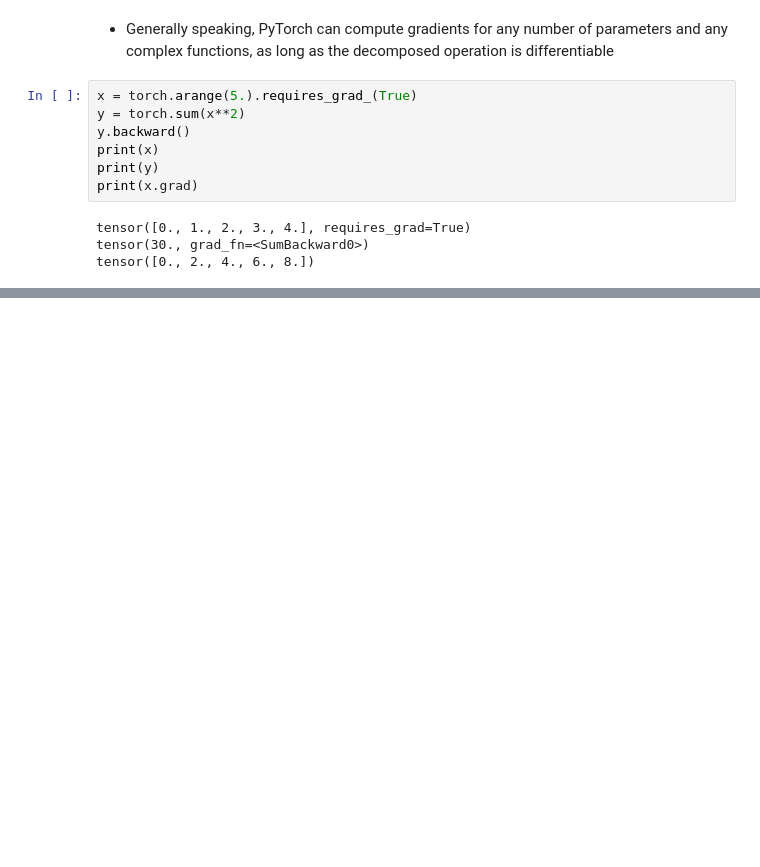
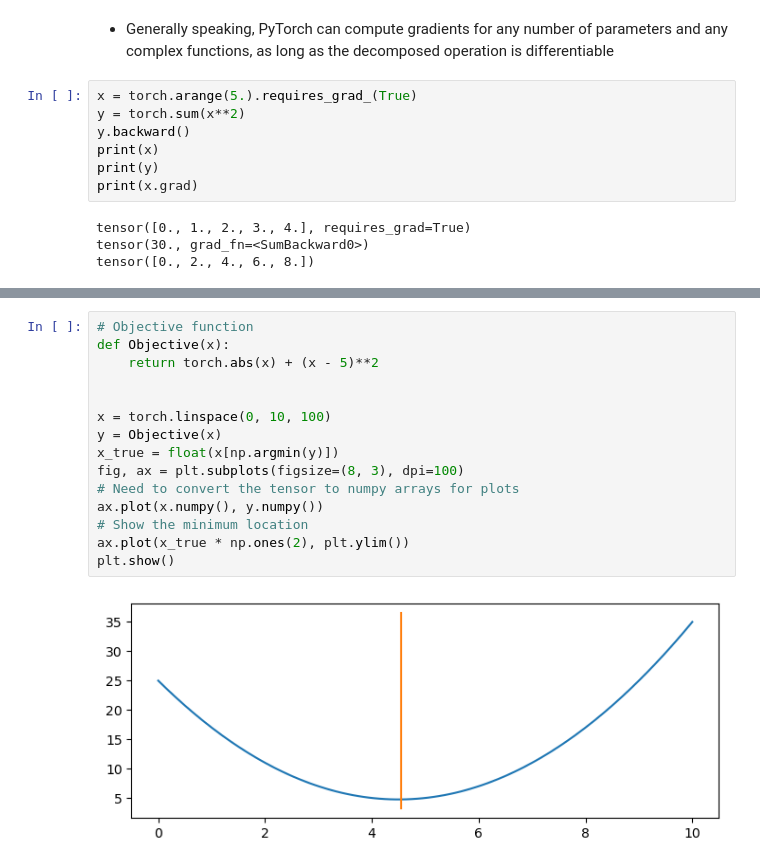
Before and after one commit to Knoero/MachineLearning, a Jupyter notebook: 0 Prerequisite/04 Numerical Optimization.ipynb, the cells around one changed output, grey strips where cells are left out. Cells and saved outputs as stored; diff of their text form; blank space fills up the shorter version.

```diff
--- a/0 Prerequisite/04 Numerical Optimization.ipynb
+++ b/0 Prerequisite/04 Numerical Optimization.ipynb
@@ -618,0 +833,17 @@ tensor([1.0000, 1.2000, 1.1600, 1.1200, 1.0941])
+# %%
+# Objective function
+def Objective(x):
+    return torch.abs(x) + (x - 5)**2
+
+
+x = torch.linspace(0, 10, 100)
+y = Objective(x)
+x_true = float(x[np.argmin(y)])
+fig, ax = plt.subplots(figsize=(8, 3), dpi=100)
+# Need to convert the tensor to numpy arrays for plots
+ax.plot(x.numpy(), y.numpy())
+# Show the minimum location
+ax.plot(x_true * np.ones(2), plt.ylim())
+plt.show()
+# %% [output]
+[figure, added]
```
Also changed, not shown: parts of 60 cells of this notebook, 1 other file.
